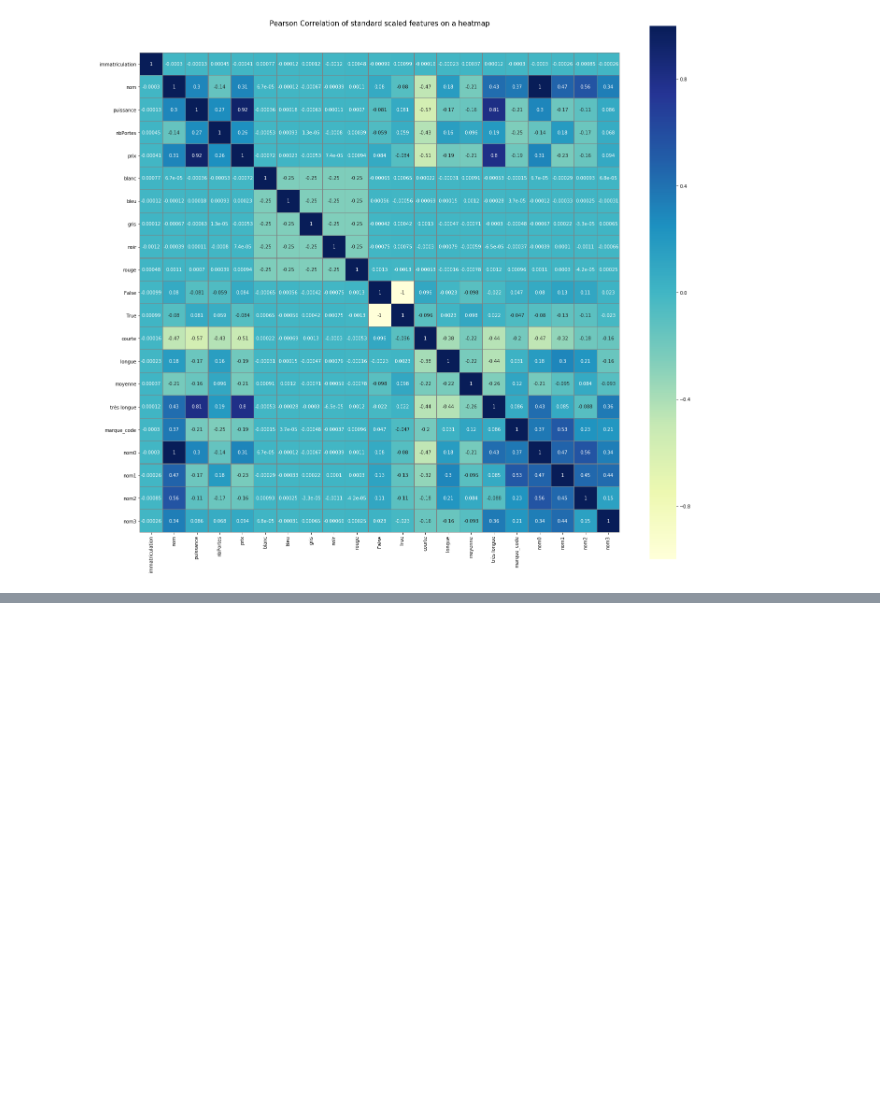
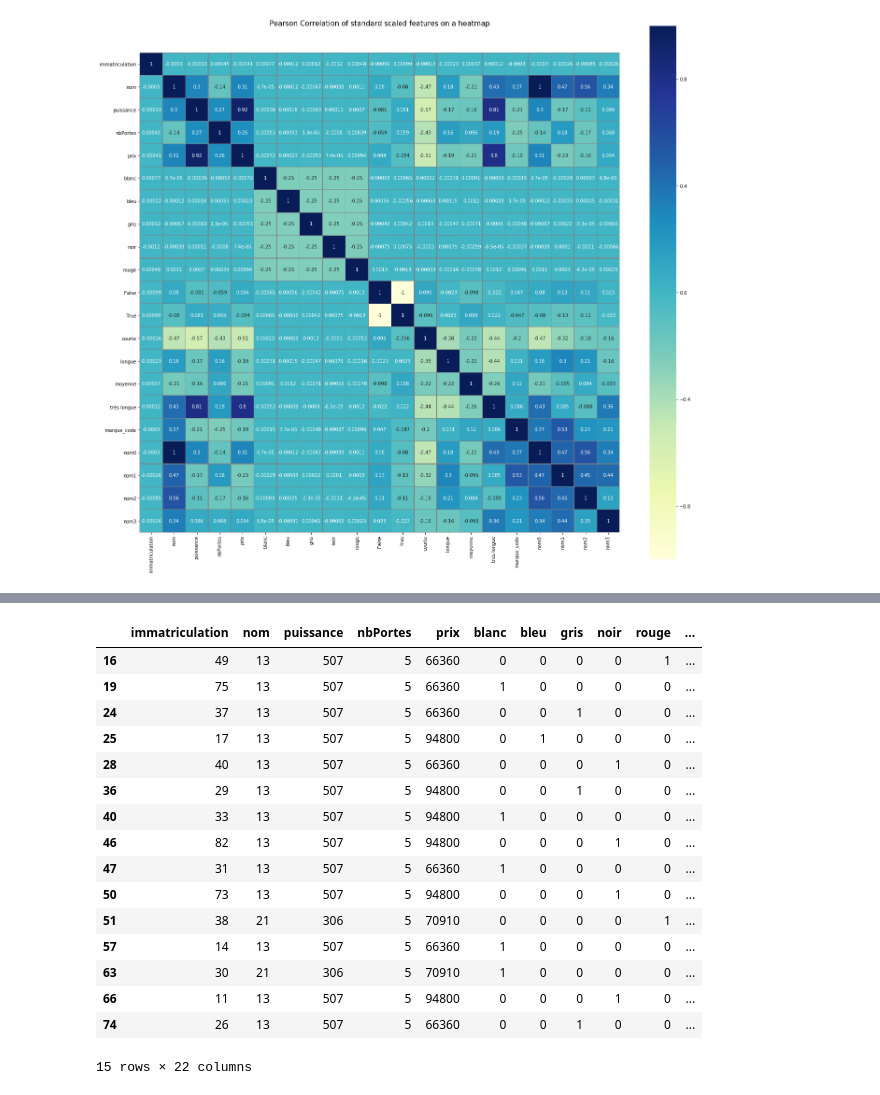
Before and after one commit to nicholas-bn/Data-Analytics-Python, a Jupyter notebook: notebook/cluster_vehicule EDA.ipynb, the cells around one changed output, grey strips where cells are left out. Cells and saved outputs as stored; diff of their text form; code cells hidden in the pictures; blank space fills up the shorter version.

```diff
--- a/notebook/cluster_vehicule EDA.ipynb
+++ b/notebook/cluster_vehicule EDA.ipynb
@@ -246,0 +277,30 @@ plt.show()
+# %%
+# On concatene la pred cluster avec les data pre-PCA
+df = pd.concat([df, df_postPCA['cluster_predicted']], axis=1)
+
+# On check si il y a des ressemblances au sein des clusters
+tempo_df_cluster_zero   = df.loc[df['cluster_predicted'] == 0]
+tempo_df_cluster_un     = df.loc[df['cluster_predicted'] == 1]
+tempo_df_cluster_deux   = df.loc[df['cluster_predicted'] == 2]
+tempo_df_cluster_trois  = df.loc[df['cluster_predicted'] == 3]
+tempo_df_cluster_quatre = df.loc[df['cluster_predicted'] == 4]
+# %%
+tempo_df_cluster_zero.head(15)
+# %% [output]
+|  | immatriculation | nom | puissance | nbPortes | prix | blanc | bleu | gris | noir | rouge | ... |
+| 16 | 49 | 13 | 507 | 5 | 66360 | 0 | 0 | 0 | 0 | 1 | ... |
+| 19 | 75 | 13 | 507 | 5 | 66360 | 1 | 0 | 0 | 0 | 0 | ... |
+| 24 | 37 | 13 | 507 | 5 | 66360 | 0 | 0 | 1 | 0 | 0 | ... |
+| 25 | 17 | 13 | 507 | 5 | 94800 | 0 | 1 | 0 | 0 | 0 | ... |
+| 28 | 40 | 13 | 507 | 5 | 66360 | 0 | 0 | 0 | 1 | 0 | ... |
+| 36 | 29 | 13 | 507 | 5 | 94800 | 0 | 0 | 1 | 0 | 0 | ... |
+| 40 | 33 | 13 | 507 | 5 | 94800 | 1 | 0 | 0 | 0 | 0 | ... |
+| 46 | 82 | 13 | 507 | 5 | 94800 | 0 | 0 | 0 | 1 | 0 | ... |
+| 47 | 31 | 13 | 507 | 5 | 66360 | 1 | 0 | 0 | 0 | 0 | ... |
+| 50 | 73 | 13 | 507 | 5 | 94800 | 0 | 0 | 0 | 1 | 0 | ... |
+| 51 | 38 | 21 | 306 | 5 | 70910 | 0 | 0 | 0 | 0 | 1 | ... |
+| 57 | 14 | 13 | 507 | 5 | 66360 | 1 | 0 | 0 | 0 | 0 | ... |
+| 63 | 30 | 21 | 306 | 5 | 70910 | 1 | 0 | 0 | 0 | 0 | ... |
+| 66 | 11 | 13 | 507 | 5 | 94800 | 0 | 0 | 0 | 1 | 0 | ... |
+| 74 | 26 | 13 | 507 | 5 | 66360 | 0 | 0 | 1 | 0 | 0 | ... |
+15 rows × 22 columns
```
Also changed, not shown: parts of 10 cells of this notebook, 1 other file.
